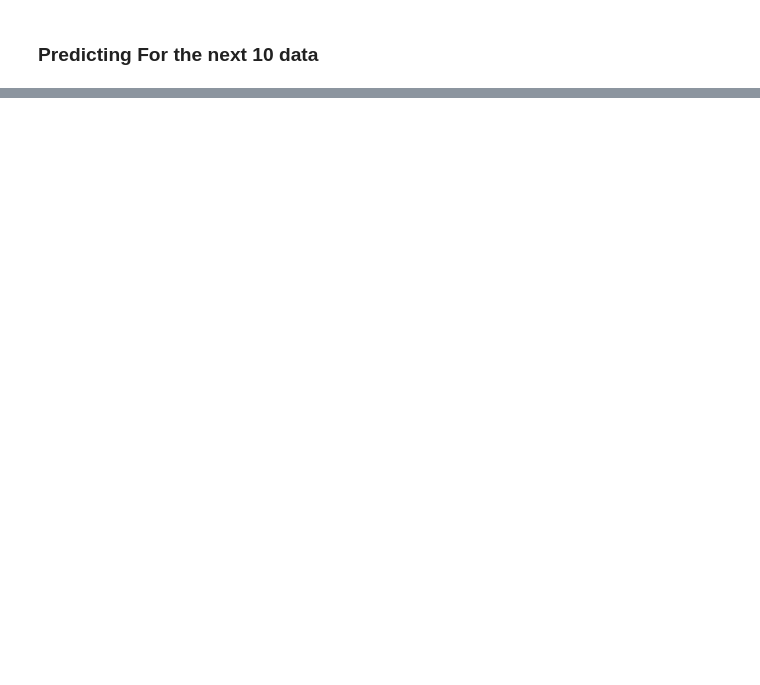
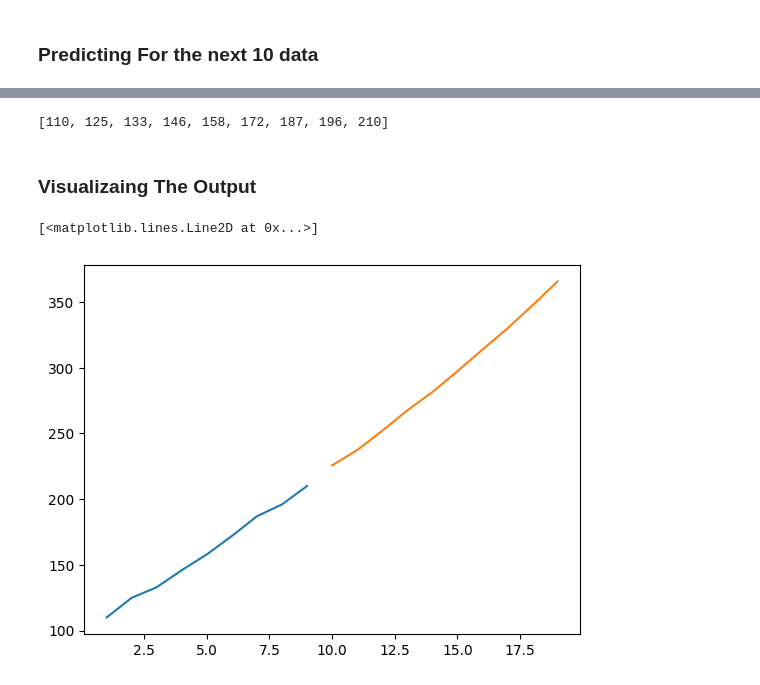
Before and after one commit to vartika1801/Univariate-Time-Series-Forecasting-, a Jupyter notebook: Univariate_Time_Series.ipynb, the cells around one changed output, grey strips where cells are left out. Drawn from its saved outputs; the diff is of its cells as text; code cells hidden in the pictures; blank space fills up the shorter version.

```diff
--- a/Univariate_Time_Series.ipynb
+++ b/Univariate_Time_Series.ipynb
@@ -89,7 +89,7 @@ i=0
 while(i<10):
 
     if(len(temp_input)>3):
-        x_input=nparray(temp_input[1:])
+        x_input=np.array(temp_input[1:])
         print("{} day input {}".format(i,x_input))
         #print(x_input)
         x_input = x_input.reshape((1, n_steps, n_features))
@@ -116,0 +135,6 @@ NameError: name 'array' is not defined
+# %%
+timeseries_data
+# %% [output]
+[110, 125, 133, 146, 158, 172, 187, 196, 210]
+# %% [markdown]
+### Visualizaing The Output
@@ -116,0 +143,9 @@ NameError: name 'array' is not defined
+# %%
+day_new=np.arange(1,10)
+day_pred=np.arange(10,20)
+# %%
+plt.plot(day_new,timeseries_data)
+plt.plot(day_pred,lst_output)
+# %% [output]
+[<matplotlib.lines.Line2D at 0x...>]
+[figure, added]
```
Also changed, not shown: parts of 3 cells of this notebook.
